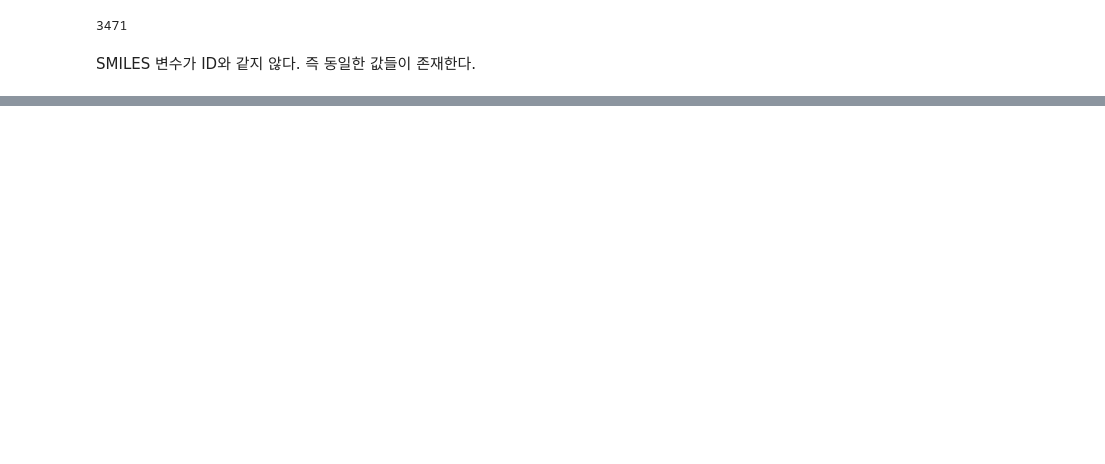
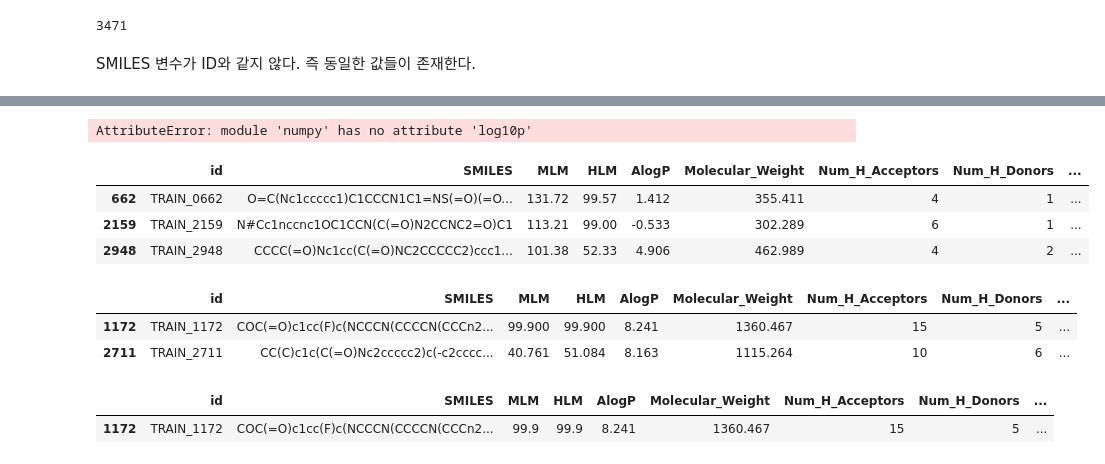
Before and after one commit to HoChangLee98/my_project, a Jupyter notebook: competition_new_drug_development/note/eda.ipynb, the cells around one changed output, grey strips where cells are left out. Cells and saved outputs as stored; diff of their text form; code cells hidden in the pictures; blank space fills up the shorter version.

```diff
--- a/competition_new_drug_development/note/eda.ipynb
+++ b/competition_new_drug_development/note/eda.ipynb
@@ -90,0 +73,23 @@ test
+# %%
+sns.kdeplot(train['AlogP'])
+sns.kdeplot(train['LogD'])
+# %% [output]
+AttributeError: module 'numpy' has no attribute 'log10p'
+# %%
+train[train["MLM"] > 100]
+# %% [output]
+|  | id | SMILES | MLM | HLM | AlogP | Molecular_Weight | Num_H_Acceptors | Num_H_Donors | ... |
+| 662 | TRAIN_0662 | O=C(Nc1ccccc1)C1CCCN1C1=NS(=O)(=O... | 131.72 | 99.57 | 1.412 | 355.411 | 4 | 1 | ... |
+| 2159 | TRAIN_2159 | N#Cc1nccnc1OC1CCN(C(=O)N2CCNC2=O)C1 | 113.21 | 99.00 | -0.533 | 302.289 | 6 | 1 | ... |
+| 2948 | TRAIN_2948 | CCCC(=O)Nc1cc(C(=O)NC2CCCCC2)ccc1... | 101.38 | 52.33 | 4.906 | 462.989 | 4 | 2 | ... |
+# %%
+train[train["Molecular_Weight"] > 1000]
+# %% [output]
+|  | id | SMILES | MLM | HLM | AlogP | Molecular_Weight | Num_H_Acceptors | Num_H_Donors | ... |
+| 1172 | TRAIN_1172 | COC(=O)c1cc(F)c(NCCCN(CCCCN(CCCn2... | 99.900 | 99.900 | 8.241 | 1360.467 | 15 | 5 | ... |
+| 2711 | TRAIN_2711 | CC(C)c1c(C(=O)Nc2ccccc2)c(-c2cccc... | 40.761 | 51.084 | 8.163 | 1115.264 | 10 | 6 | ... |
+# %%
+train[train["Num_RotatableBonds"] > 30]
+# %% [output]
+|  | id | SMILES | MLM | HLM | AlogP | Molecular_Weight | Num_H_Acceptors | Num_H_Donors | ... |
+| 1172 | TRAIN_1172 | COC(=O)c1cc(F)c(NCCCN(CCCCN(CCCn2... | 99.9 | 99.9 | 8.241 | 1360.467 | 15 | 5 | ... |
```
Also changed, not shown: parts of 16 cells of this notebook, 1 other file.
